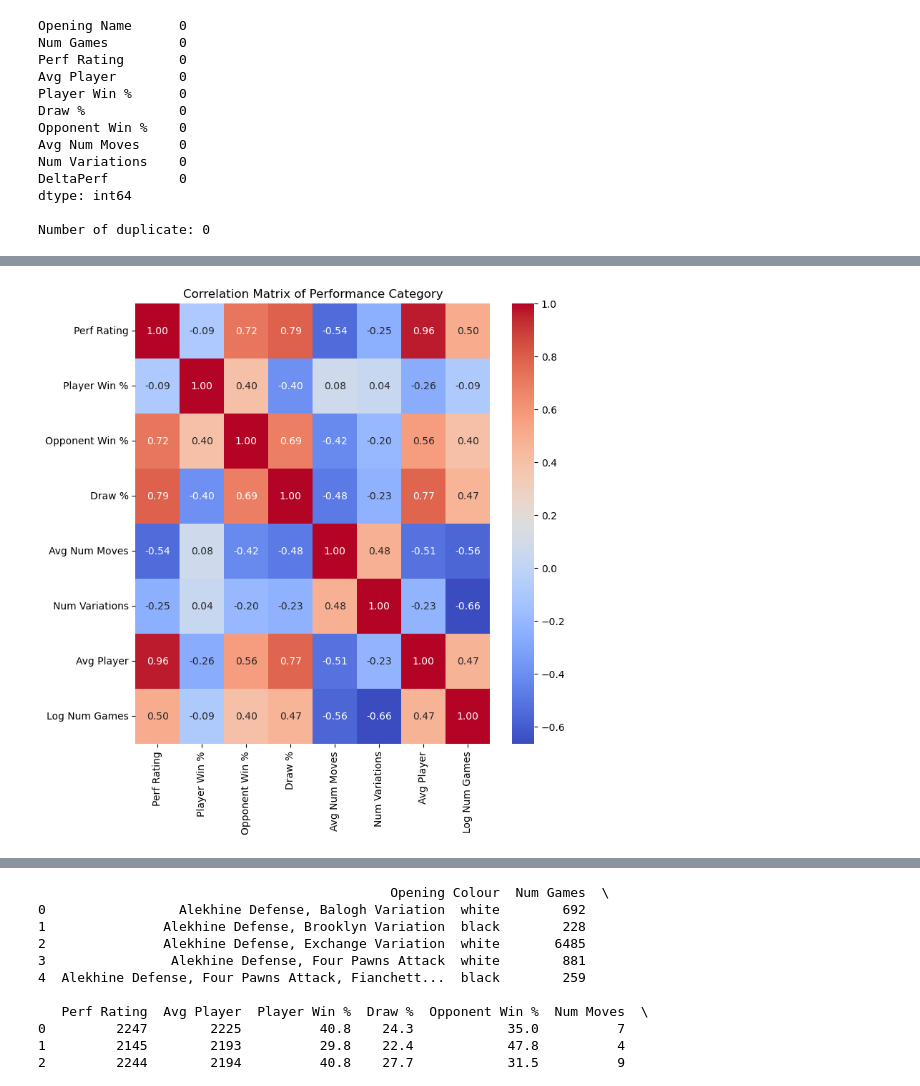
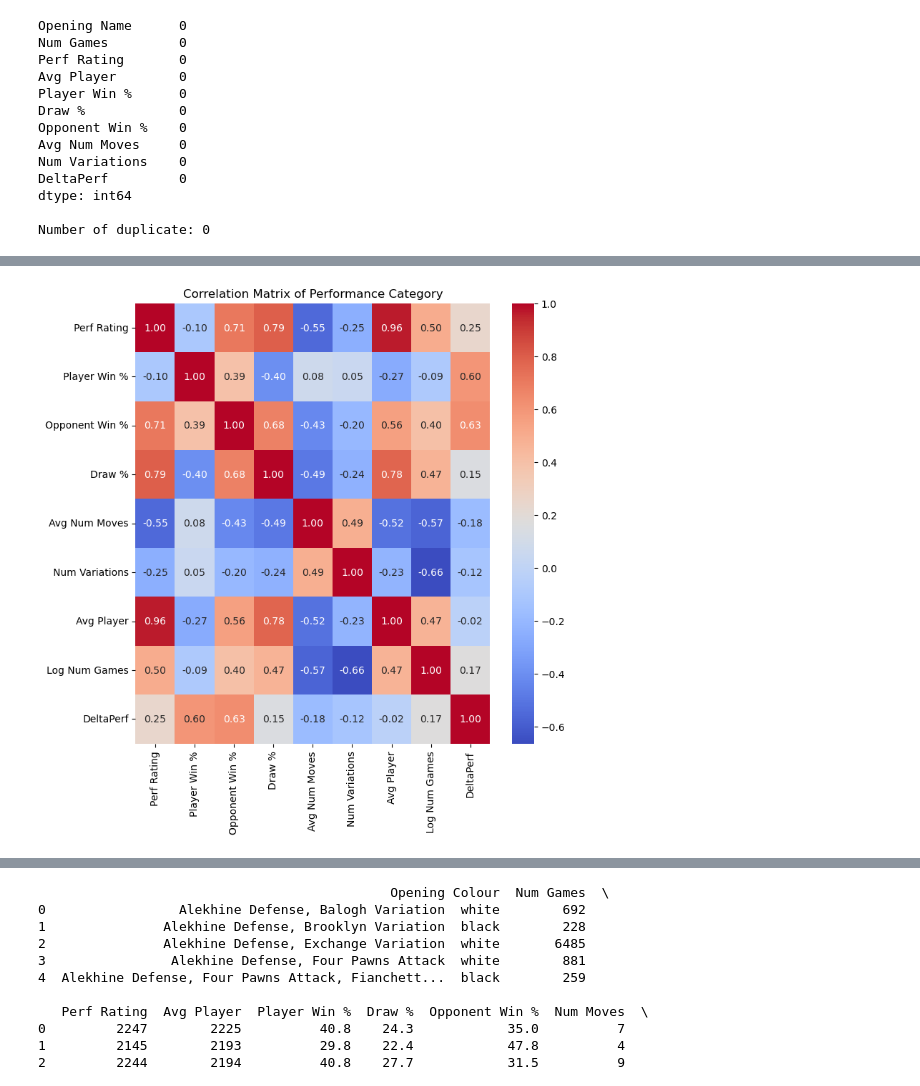
Before and after one commit to alexandredesbos/DAV-CA1, a Jupyter notebook: main.ipynb, the cells around one changed output, grey strips where cells are left out. Saved outputs shown, nothing was run; the diff lists cells and outputs as text; code cells hidden in the pictures.

```diff
--- a/main.ipynb
+++ b/main.ipynb
@@ -229,19 +318,19 @@ data = pd.read_csv('archive/normalized_data.csv')
 # %%
 # scatter plot on the variables from the performance category
 
 import seaborn as sns
 import matplotlib.pyplot as plt
 
 # Select the normalized columns
-normalizes_data = data[['Perf Rating', 'Player Win %', 'Opponent Win %', 'Draw %', 'Avg Num Moves', 'Num Variations', 'Avg Player', 'Log Num Games']]
+normalizes_data = data[['Perf Rating', 'Player Win %', 'Opponent Win %', 'Draw %', 'Avg Num Moves', 'Num Variations', 'Avg Player', 'Log Num Games', 'DeltaPerf']]
 
 # Calculate the correlation matrix
 corr_matrix = normalizes_data.corr()
 
 # Plot the heatmap
 plt.figure(figsize=(8,8))
 sns.heatmap(corr_matrix, annot=True, cmap='coolwarm', fmt=".2f")
 plt.title('Correlation Matrix of Performance Category')
 plt.show()
 # %% [output]
-[figure, old version]
+[figure, new version]
```
Also changed, not shown: parts of 32 cells of this notebook, 6 other files.
